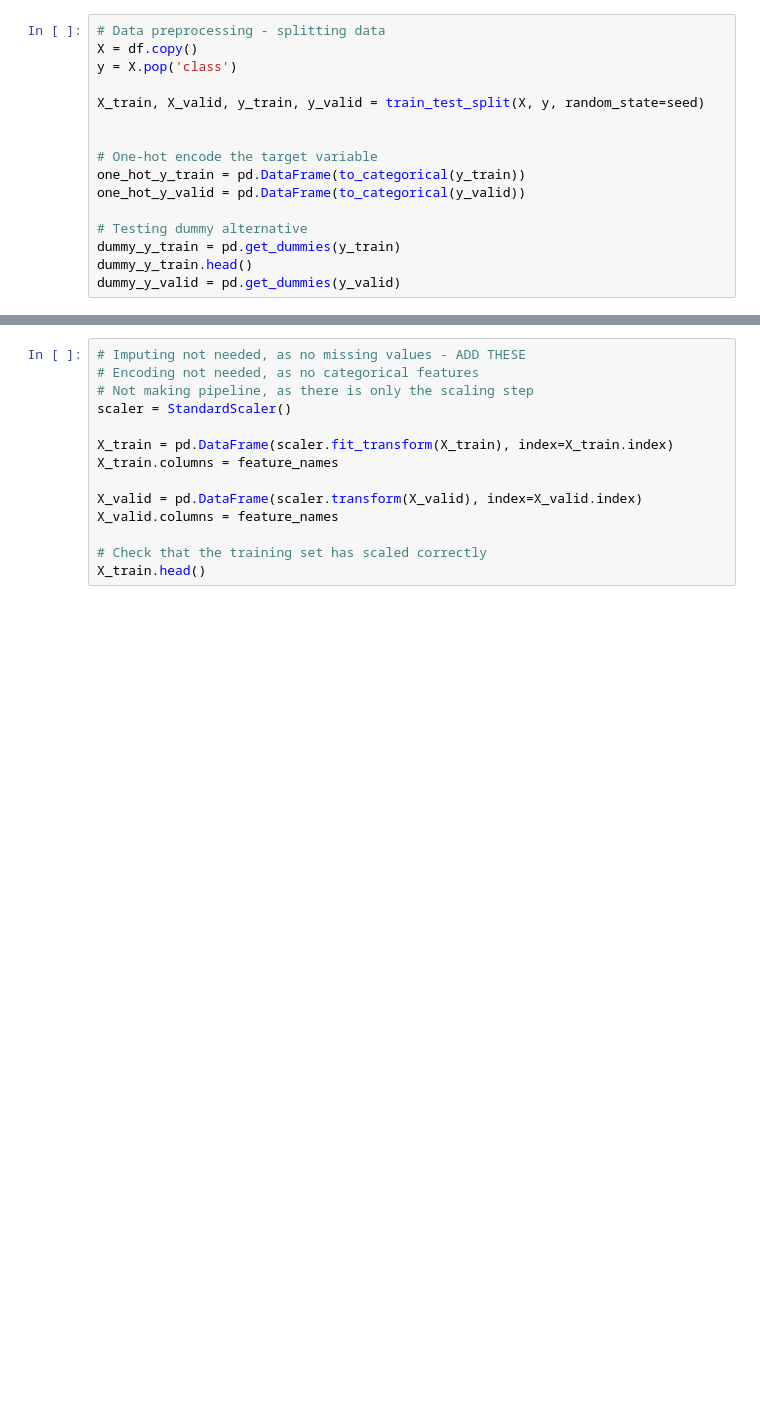
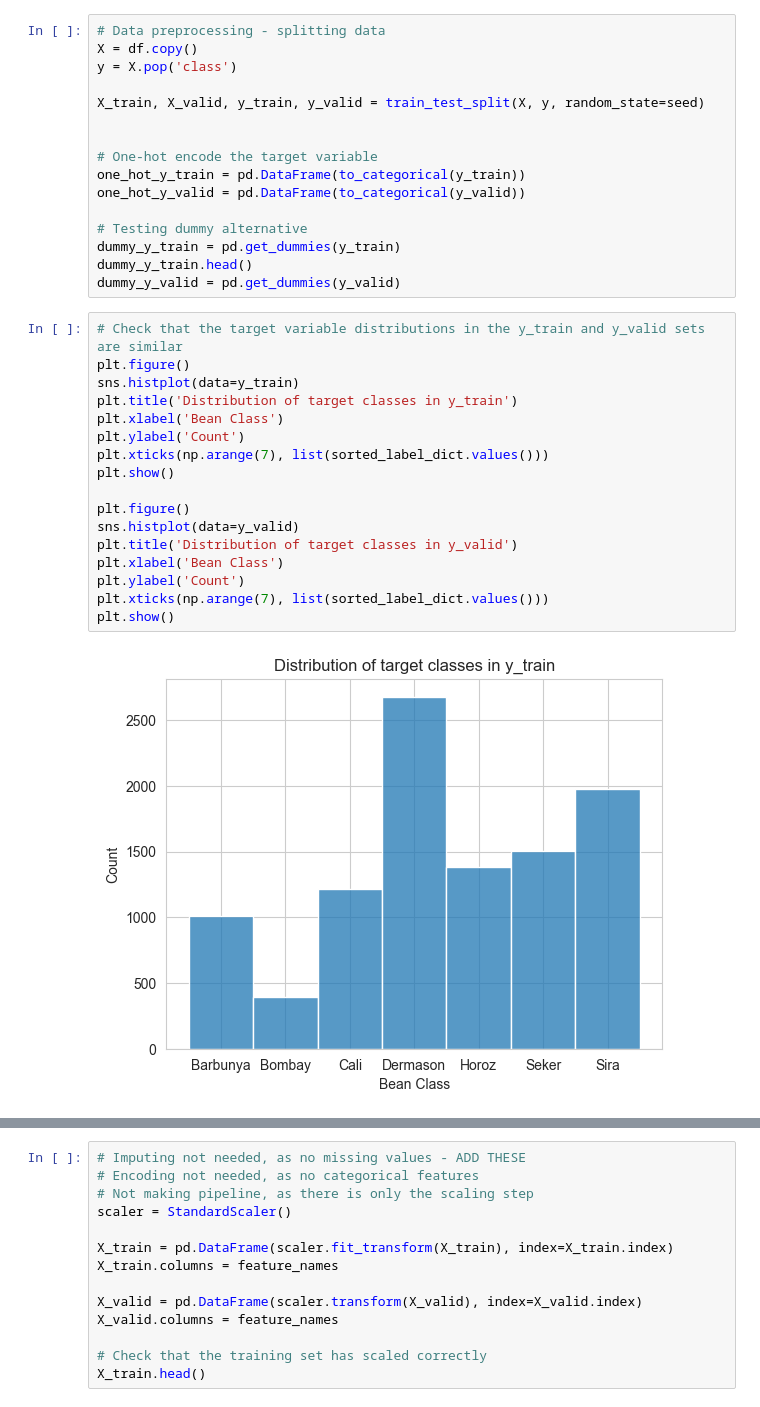
Before and after one commit to lukeeaton/ml_project_repo, a Jupyter notebook: redo_ml_assessment.ipynb, the cells around one changed output, grey strips where cells are left out. Drawn from its saved outputs; the diff is of its cells as text; blank space fills up the shorter version.

Commit message:
Added comparison between target variable distributions of y_train and y_valid

```diff
--- a/redo_ml_assessment.ipynb
+++ b/redo_ml_assessment.ipynb
@@ -308,3 +308,22 @@ one_hot_y_valid = pd.DataFrame(to_categorical(y_valid))
 dummy_y_train = pd.get_dummies(y_train)
 dummy_y_train.head()
 dummy_y_valid = pd.get_dummies(y_valid)
+# %%
+# Check that the target variable distributions in the y_train and y_valid sets are similar
+plt.figure()
+sns.histplot(data=y_train)
+plt.title('Distribution of target classes in y_train')
+plt.xlabel('Bean Class')
+plt.ylabel('Count')
+plt.xticks(np.arange(7), list(sorted_label_dict.values()))
+plt.show()
+
+plt.figure()
+sns.histplot(data=y_valid)
+plt.title('Distribution of target classes in y_valid')
+plt.xlabel('Bean Class')
+plt.ylabel('Count')
+plt.xticks(np.arange(7), list(sorted_label_dict.values()))
+plt.show()
+# %% [output]
+[figure, added]
```
Also changed, not shown: parts of 2 cells of this notebook.
